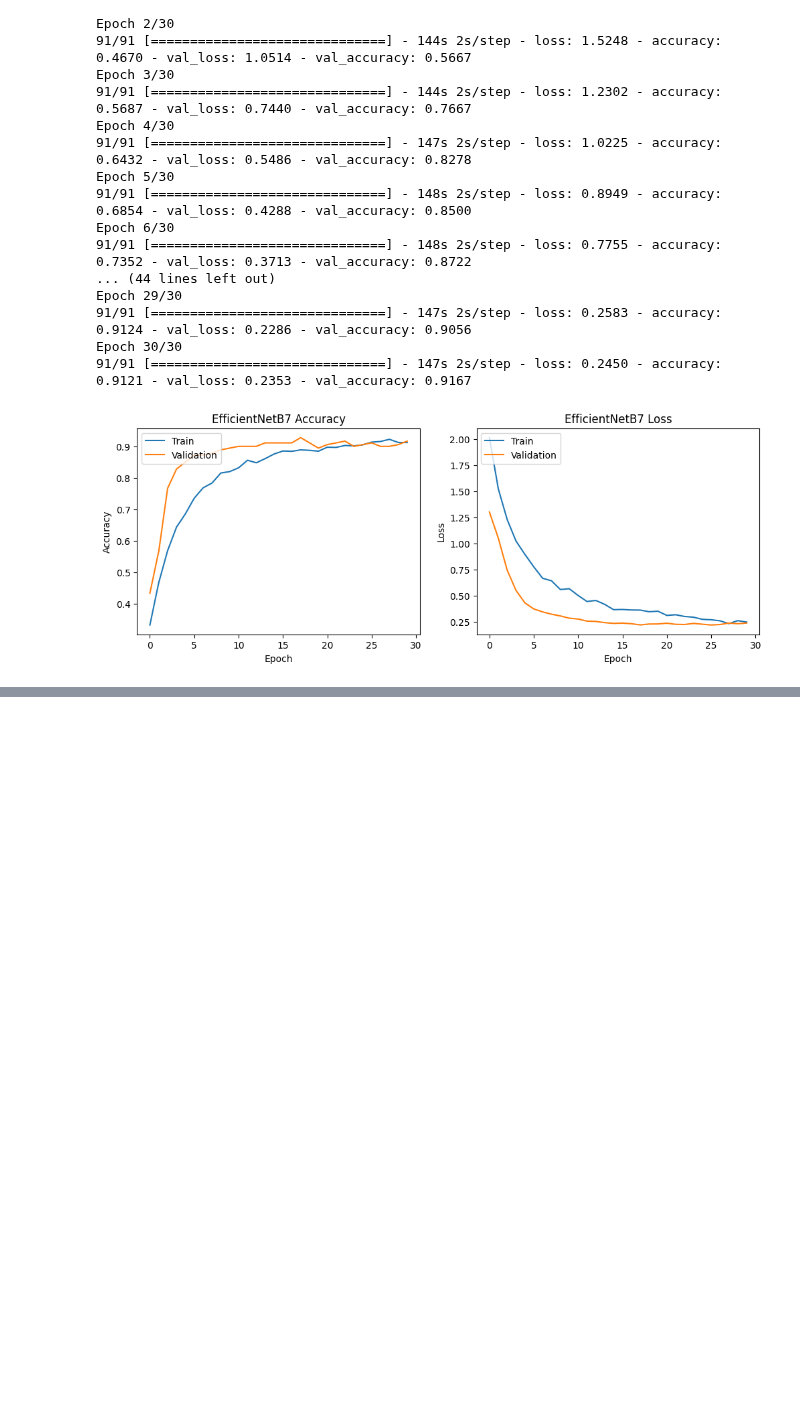
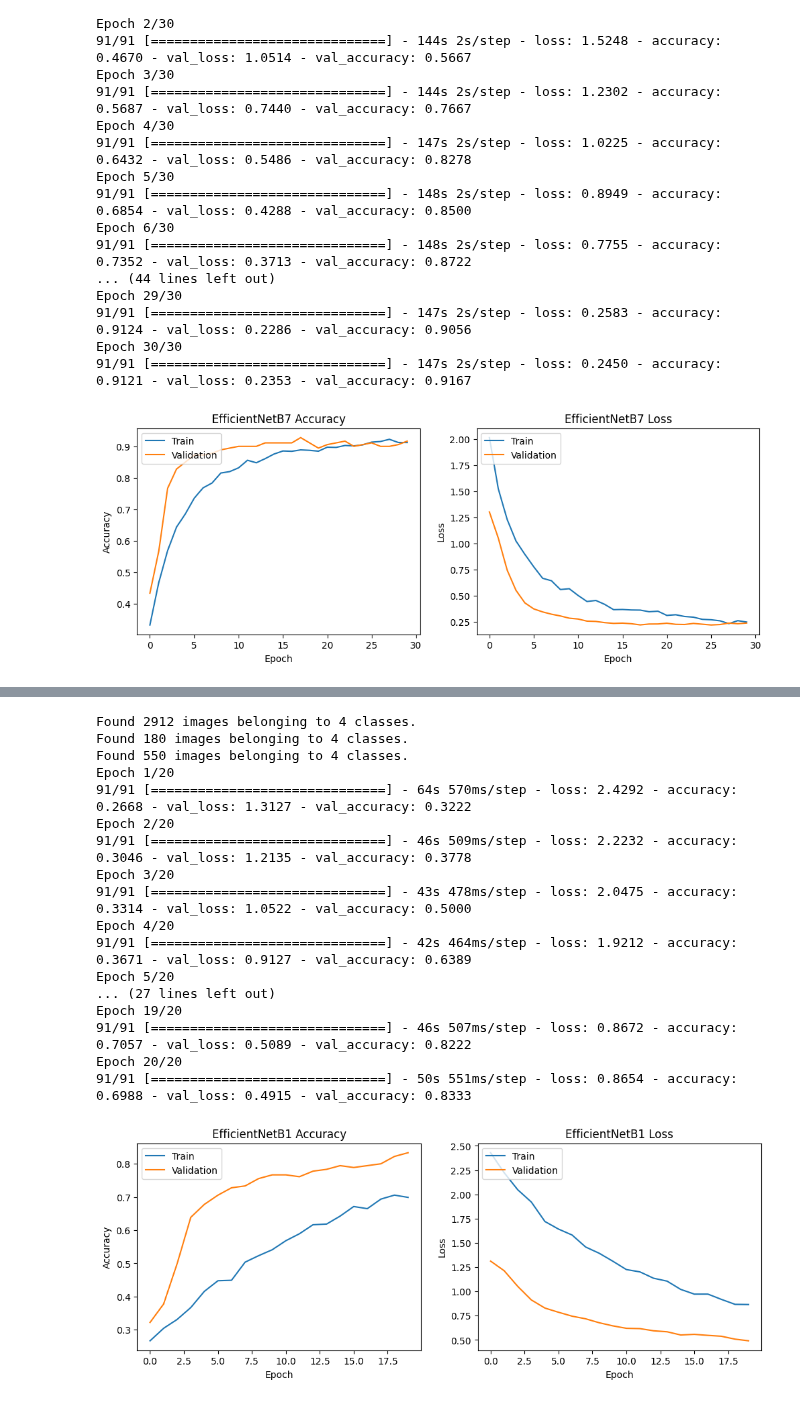
Before and after one commit to AbiyaMakruf/TelU-Tubes-TugasAkhir-KlasifikasiPenyakitTanamanApel, a Jupyter notebook: notebook.ipynb, the cells around one changed output, grey strips where cells are left out. Drawn from its saved outputs; the diff is of its cells as text; code cells hidden in the pictures; blank space fills up the shorter version.

```diff
--- a/notebook.ipynb
+++ b/notebook.ipynb
@@ -453,0 +472,29 @@ Epoch 30/30
+# %%
+train_generator, validation_generator, test_generator = augment_and_resize_dataset(
+    base_path,
+    img_size=(224, 224),
+    batch_size=32,
+    preprocess_input_func=preprocess_input_func
+)
+
+efficientnet_b1 = build_and_compile_model_trainable(EfficientNetB1, input_shape=(224, 224, 3), num_classes=train_generator.num_classes)
+train_and_plot(efficientnet_b1, 'EfficientNetB1', train_generator, validation_generator, epochs = 20)
+# %% [output]
+Found 2912 images belonging to 4 classes.
+Found 180 images belonging to 4 classes.
+Found 550 images belonging to 4 classes.
+Epoch 1/20
+91/91 [==============================] - 64s 570ms/step - loss: 2.4292 - accuracy: 0.2668 - val_loss: 1.3127 - val_accuracy: 0.3222
+Epoch 2/20
+91/91 [==============================] - 46s 509ms/step - loss: 2.2232 - accuracy: 0.3046 - val_loss: 1.2135 - val_accuracy: 0.3778
+Epoch 3/20
+91/91 [==============================] - 43s 478ms/step - loss: 2.0475 - accuracy: 0.3314 - val_loss: 1.0522 - val_accuracy: 0.5000
+Epoch 4/20
+91/91 [==============================] - 42s 464ms/step - loss: 1.9212 - accuracy: 0.3671 - val_loss: 0.9127 - val_accuracy: 0.6389
+Epoch 5/20
+... (27 lines left out)
+Epoch 19/20
+91/91 [==============================] - 46s 507ms/step - loss: 0.8672 - accuracy: 0.7057 - val_loss: 0.5089 - val_accuracy: 0.8222
+Epoch 20/20
+91/91 [==============================] - 50s 551ms/step - loss: 0.8654 - accuracy: 0.6988 - val_loss: 0.4915 - val_accuracy: 0.8333
+[figure, added]
```
Also changed, not shown: parts of 13 cells of this notebook.
